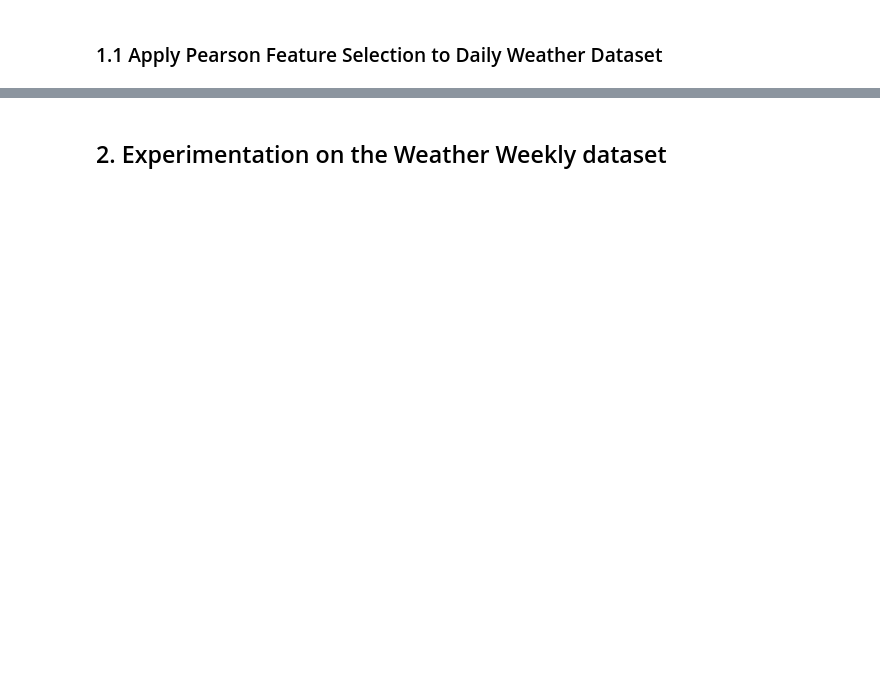
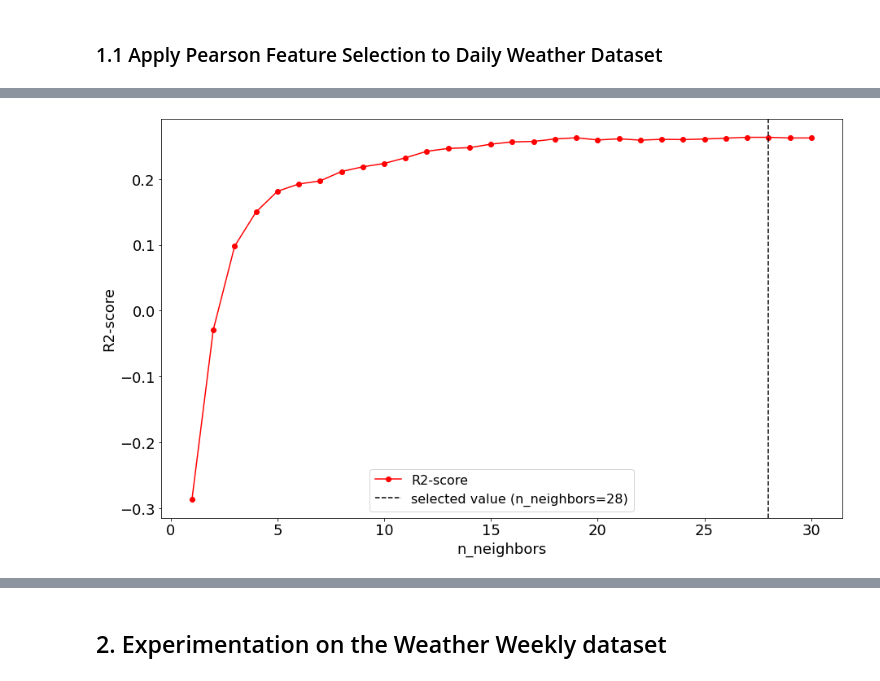
Before and after one commit to RifatIslamOmio/Weather-WaterLevel-Prediction-ML, a Jupyter notebook: Notebooks/brri-dataset/experimentations/knn_regression.ipynb, the cells around one changed output, grey strips where cells are left out. Drawn from its saved outputs; the diff is of its cells as text; code cells hidden in the pictures; blank space fills up the shorter version.

```diff
--- a/Notebooks/brri-dataset/experimentations/knn_regression.ipynb
+++ b/Notebooks/brri-dataset/experimentations/knn_regression.ipynb
@@ -72,3 +99,17 @@ print(f'Train set performance: r2-score={train_r2}, mae={train_mae}, rmse={train
+# %%
+# r2-scores graph on the train set
+
+# hyper-parameters selected by GridSearchCV
+selected_model_params = {'n_neighbors': selected_hyperparams['n_neighbors'],
+                         'weights': selected_hyperparams['weights'],
+                         'p': selected_hyperparams['p'],
+                         'n_jobs': -1}
+
+showEvalutationGraph_regression(KNeighborsRegressor, weather_daily_fs_train_df, cls='Rainfall (mm)',
+                                x_axis_param_name='n_neighbors', x_axis_param_vals=n_neighbors,
+                                selected_model_params=selected_model_params)
+# %% [output]
+[figure, added]
 # %%
 # test model
 test_r2, test_mae, test_rmse = eval_regression(model, weather_daily_fs_test_df, cls='Rainfall (mm)')
```
Also changed, not shown: parts of 16 cells of this notebook.
